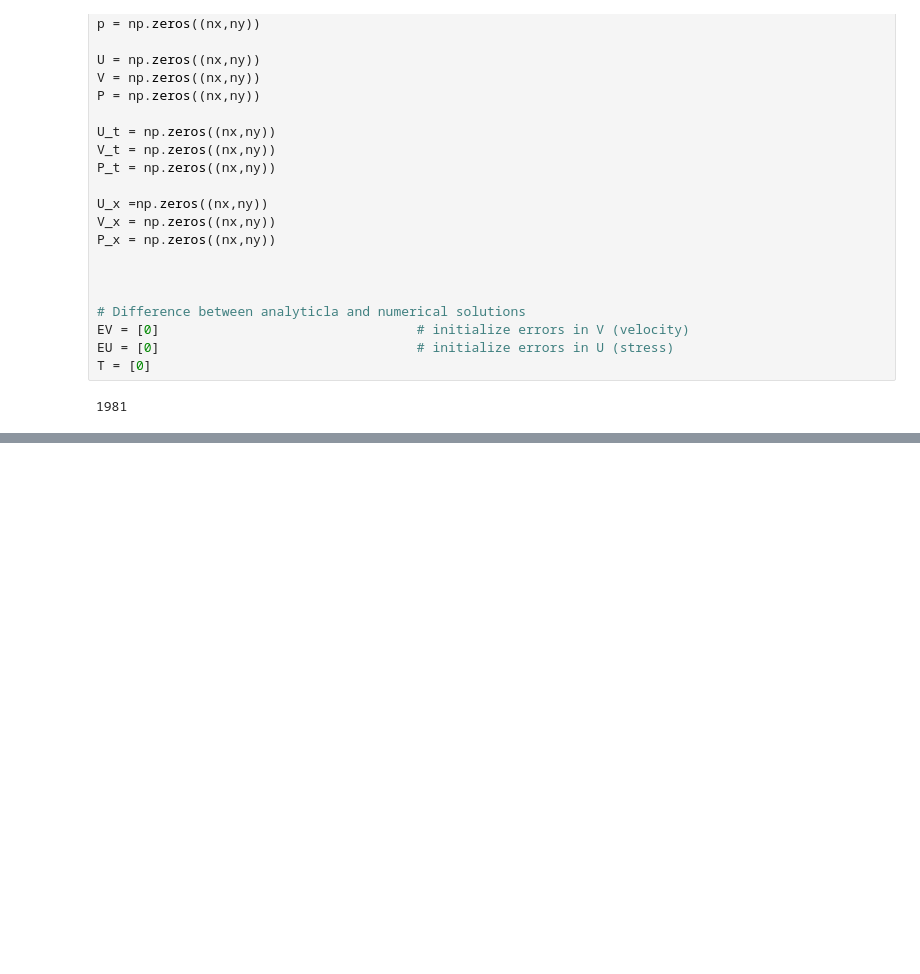
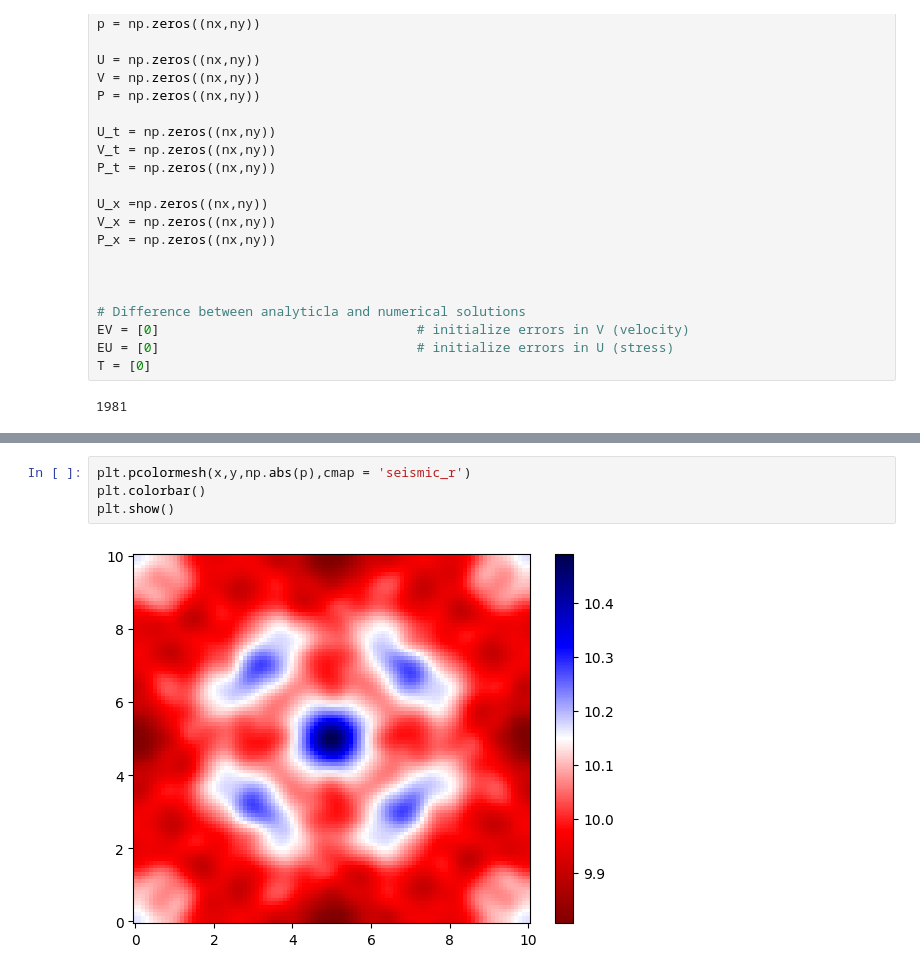
Before and after one commit to justinh2002/DPSBP_SWE, a Jupyter notebook: SWE_2d/2D_gassian.ipynb, the cells around one changed output, grey strips where cells are left out. Drawn from its saved outputs; the diff is of its cells as text; blank space fills up the shorter version.

```diff
--- a/SWE_2d/2D_gassian.ipynb
+++ b/SWE_2d/2D_gassian.ipynb
@@ -175,0 +196,6 @@ NameError: name 'p1' is not defined
+# %%
+plt.pcolormesh(x,y,np.abs(p),cmap = 'seismic_r')
+plt.colorbar()
+plt.show()
+# %% [output]
+[figure, added]
```
Also changed, not shown: parts of 3 cells of this notebook, 11 other files.
